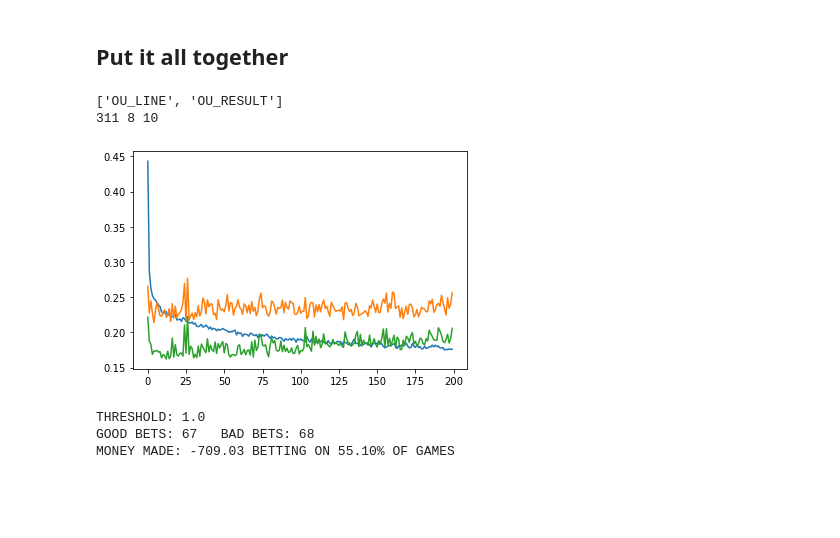
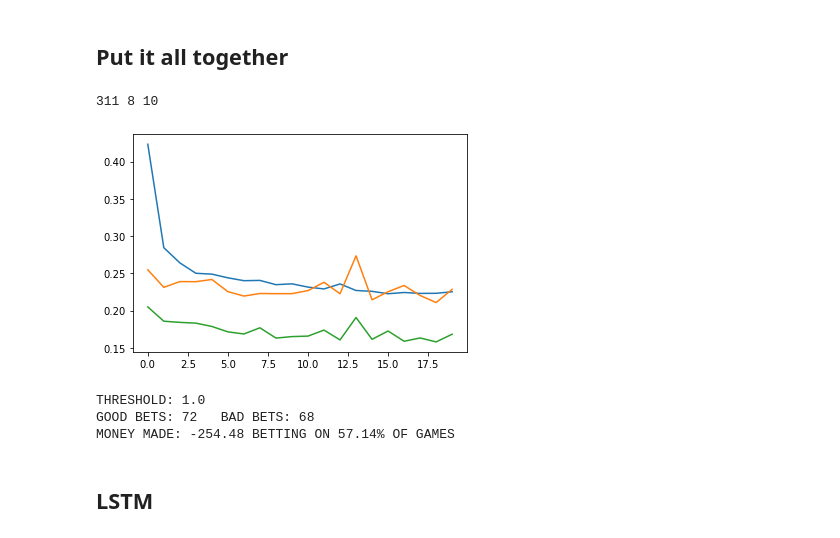
Before and after one commit to CoopLo/nfl_betting, a Jupyter notebook: NFL_betting_strategy.ipynb, the cells around one changed output. Cells and saved outputs as stored; diff of their text form; code cells hidden in the pictures; blank space fills up the shorter version.

Commit message:
Added LSTM to betting strategy. Need to shift data to predict next game and not double bet games in results calculation

```diff
--- a/NFL_betting_strategy.ipynb
+++ b/NFL_betting_strategy.ipynb
@@ -284,7 +278,7 @@ games_bet = []
 
 # hyperparameters
 lr = 1e-3
-epoch = 200
+epoch = 20
 input_size = len(list(df_train.columns.difference([target])))
 hidden_size = 64
 dropout = 0.2
@@ -329,35 +323,36 @@ for i in tqdm(range(epoch)):
 
     val_loss = test(val_loader, model, loss_func, task=task)
     valloss.append(val_loss)
 
     test_loss  = test(test_loader, model, loss_func, task=task)
     testloss.append(test_loss)
 
 fig, ax = plt.subplots()
 ax.plot(trainloss)
 ax.plot(valloss)
 ax.plot(testloss)
 plt.show()
 
 if(task == 'classification'):
     val_accuracy = evaluate(val_loader, model)
     test_accuracy = evaluate(test_loader, model)
     result = classification_betting_result(model, val_loader, threshold=0.7)
     money_made.append(result[0])
     games_bet.append(result[1])
 elif(task == 'regression'):
     result = regression_betting_result(model, val_loader, threshold=1.)
     money_made.append(result[0])
     games_bet.append(result[1])
 
 #fig, ax = plt.subplots(ncols=2, figsize=(15,6))
 #ax[0].plot(thresholds, money_made)
 #ax[1].plot(thresholds, games_bet)
 #plt.show()
 # %% [output]
-['OU_LINE', 'OU_RESULT']
 311 8 10
-[figure, old version]
+[figure, new version]
 THRESHOLD: 1.0
-GOOD BETS: 67   BAD BETS: 68
-MONEY MADE: -709.03 BETTING ON 55.10% OF GAMES
+GOOD BETS: 72   BAD BETS: 68
+MONEY MADE: -254.48 BETTING ON 57.14% OF GAMES
+# %% [markdown]
+## LSTM
```
Also changed, not shown: parts of 8 cells of this notebook.
